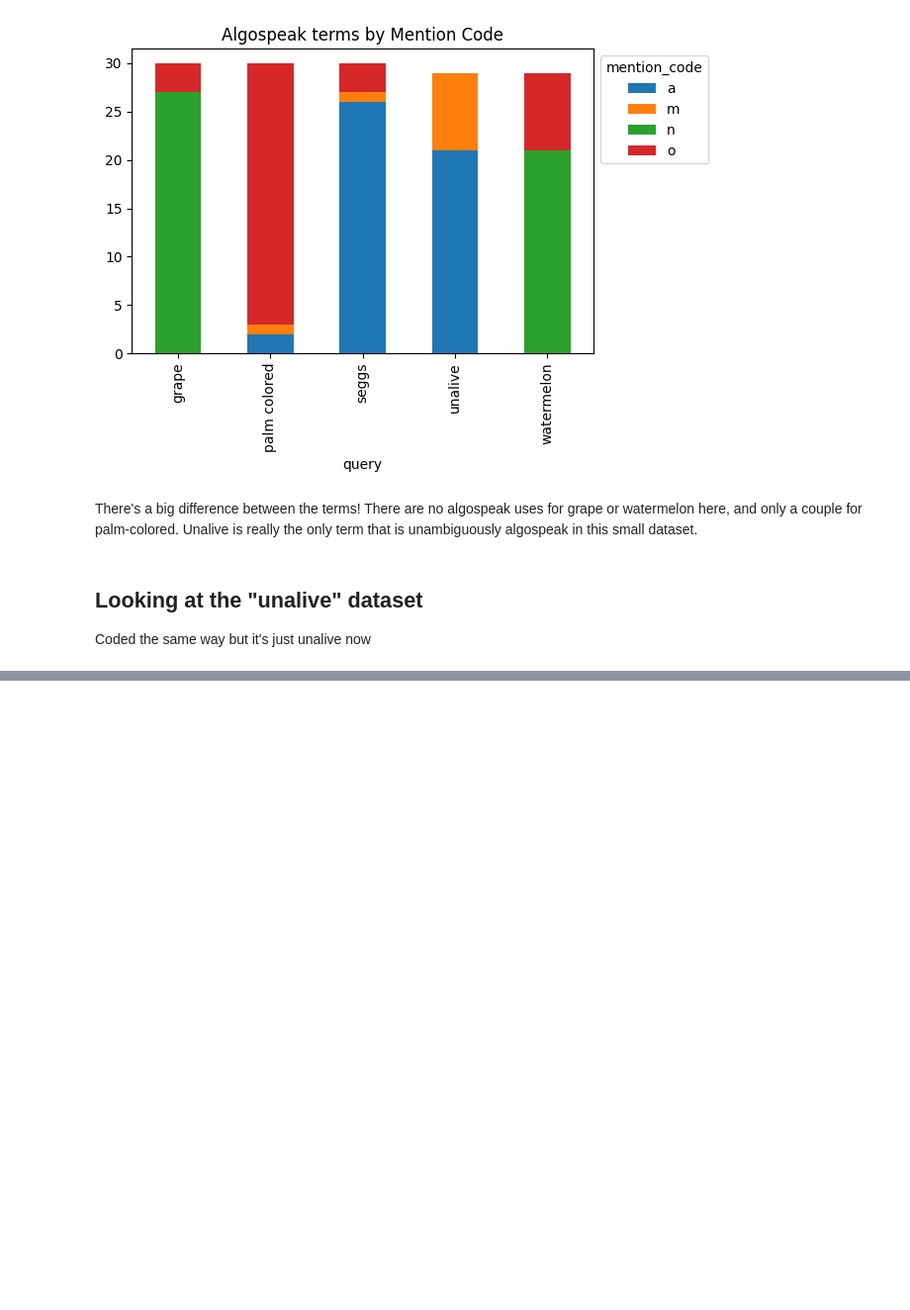
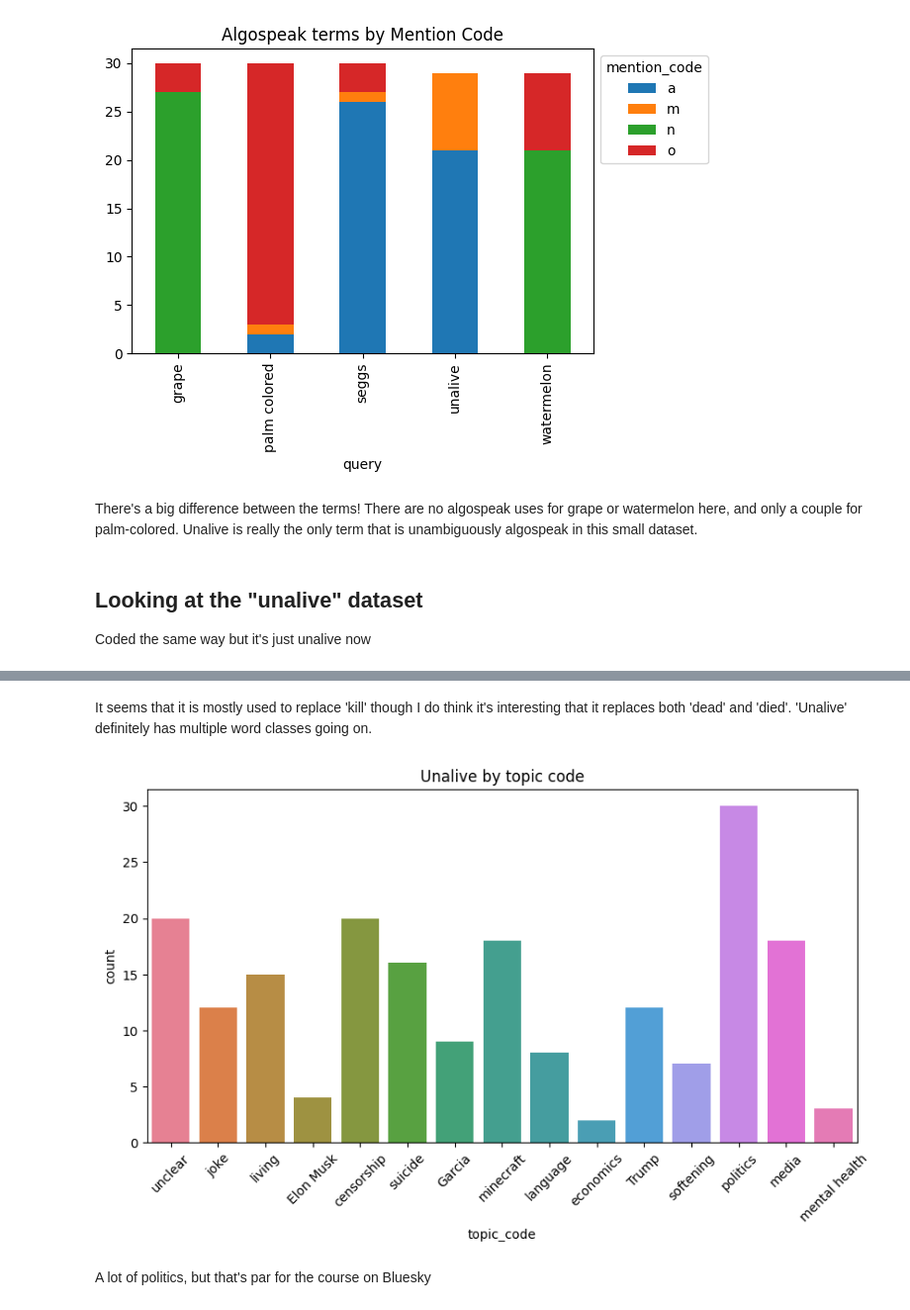
Before and after one commit to Data-Science-for-Linguists-2025/Algospeak-on-Bluesky, a Jupyter notebook: coded_data_viz.ipynb, the cells around one changed output, grey strips where cells are left out. Shown: that part at 99% size. Saved outputs shown, nothing was run; the diff lists cells and outputs as text; code cells hidden in the pictures; blank space fills up the shorter version.

```diff
--- a/coded_data_viz.ipynb
+++ b/coded_data_viz.ipynb
@@ -138,0 +129,11 @@ plt.savefig('plots/interactions_by_mention_code.png')
+# %% [markdown]
+It seems that it is mostly used to replace 'kill' though I do think it's interesting that it replaces both 'dead' and 'died'. 'Unalive' definitely has multiple word classes going on.
+# %%
+fig, ax = plt.subplots(figsize = (10, 5))
+sns.countplot(x = 'topic_code', hue='topic_code', data = unalive_df, legend=False, width = 0.8, ax=ax).set_title('Unalive by topic code')
+plt.xticks(rotation=45)
+plt.savefig('plots/topic_code.png')
+# %% [output]
+[figure, added]
+# %% [markdown]
+A lot of politics, but that's par for the course on Bluesky
```
Also changed, not shown: parts of 11 cells of this notebook, 3 other files.
